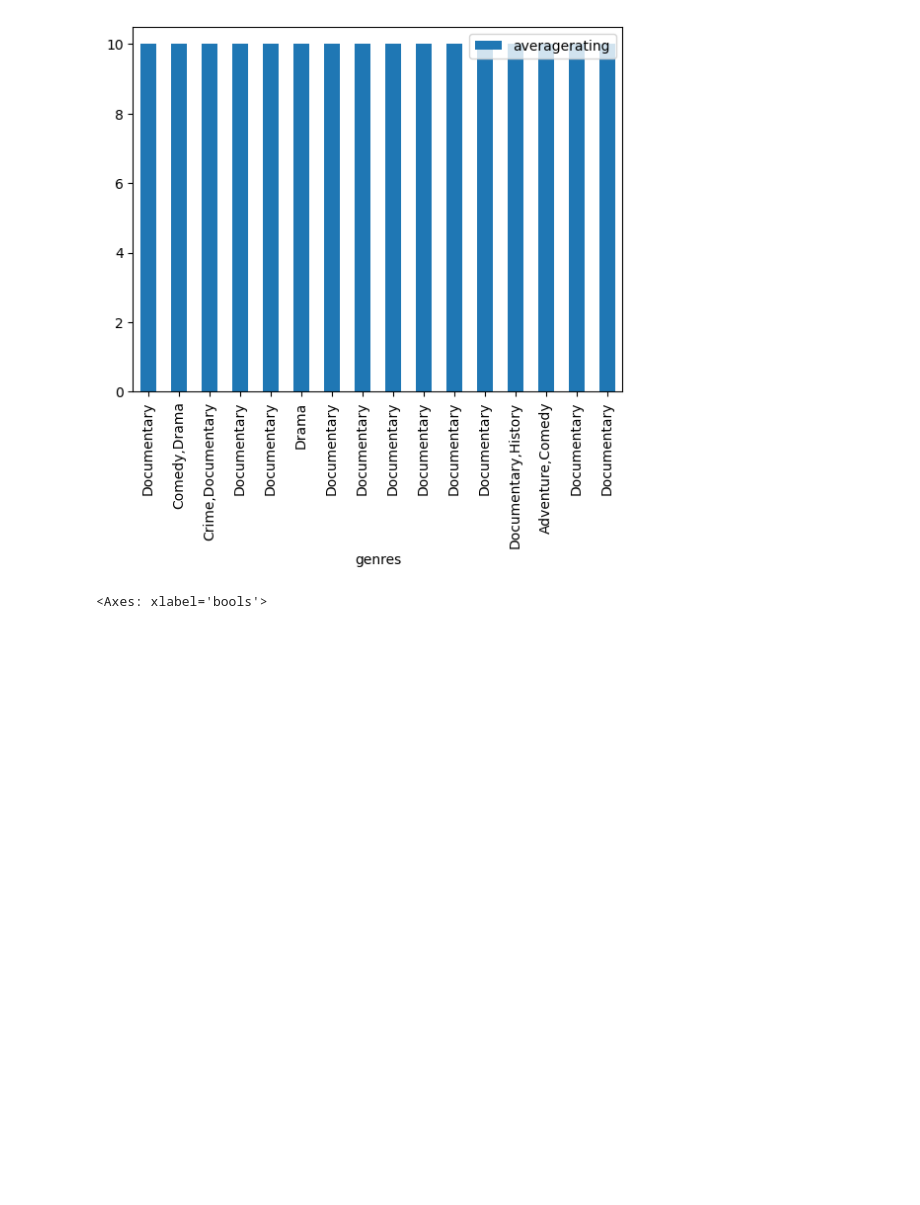
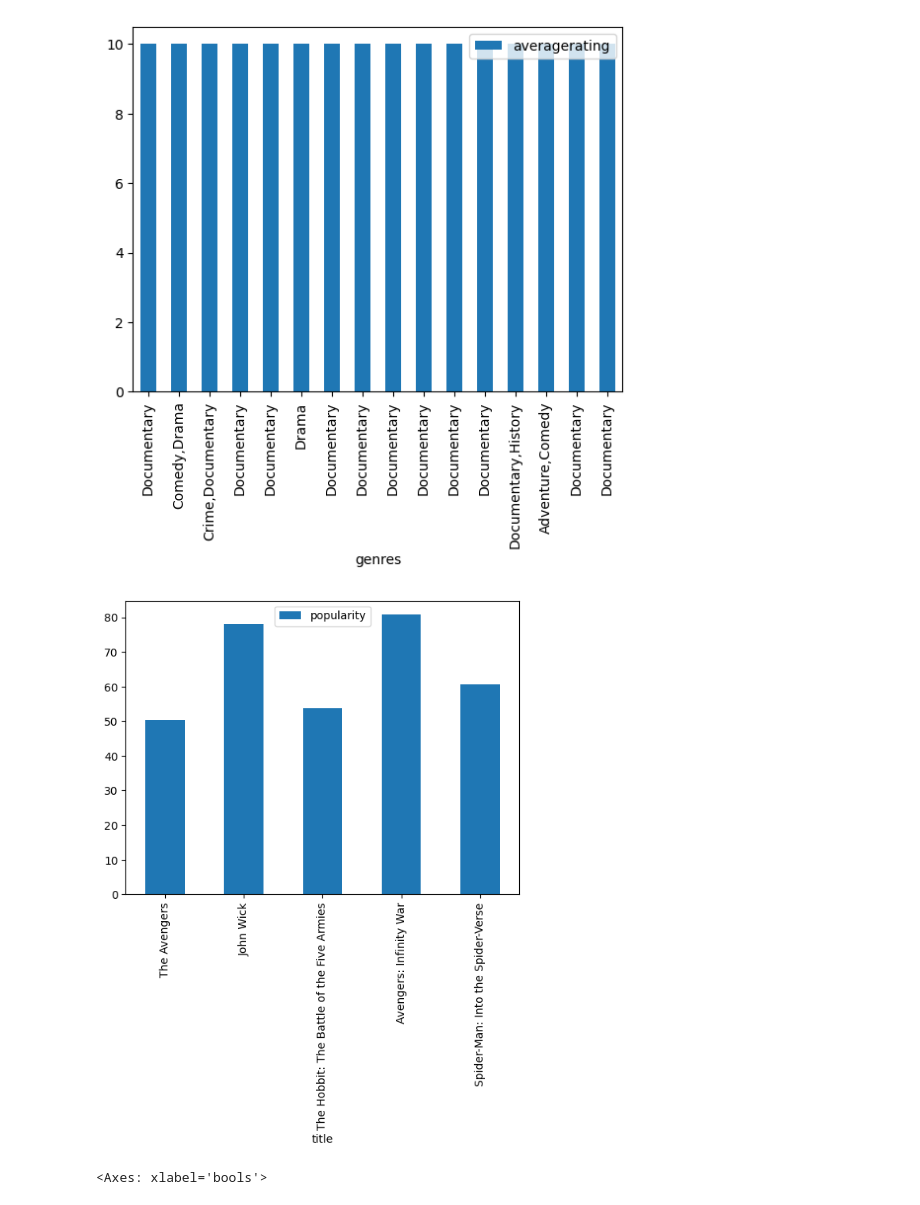
Before and after one commit to FionaNalianya/Microsoft-Movie, a Jupyter notebook: notebook.ipynb, the cells around one changed output. Cells and saved outputs as stored; diff of their text form; code cells hidden in the pictures; blank space fills up the shorter version.

Commit message:
Updated plots

```diff
--- a/notebook.ipynb
+++ b/notebook.ipynb
@@ -452,3 +452,7 @@ genres              object
 averagerating      float64
 numvotes             int64
 dtype: object
+# %%
+# dropping a column in tmdb dataframe
+tmdb.drop('Unnamed: 0', axis = 1, inplace = True)
+tmdb.head()
@@ -625,6 +672,11 @@ title_basics_ratings[title_basics_ratings.averagerating == 10.0].plot.bar(x='pri
 title_basics_ratings[title_basics_ratings.averagerating == 10.0].plot.bar(x='genres', y='averagerating');
 # %% [output]
 [figure]
+# %%
+# creating a plot showing the popular movies in tmdb dataframe
+tmdb[tmdb.popularity >= 50.000].plot.bar(x='title', y='popularity');
+# %% [output]
+[figure, added]
 # %%
 budget.plot.bar(x='bools')
 # %% [output]
```
Also changed, not shown: parts of 10 cells of this notebook.
